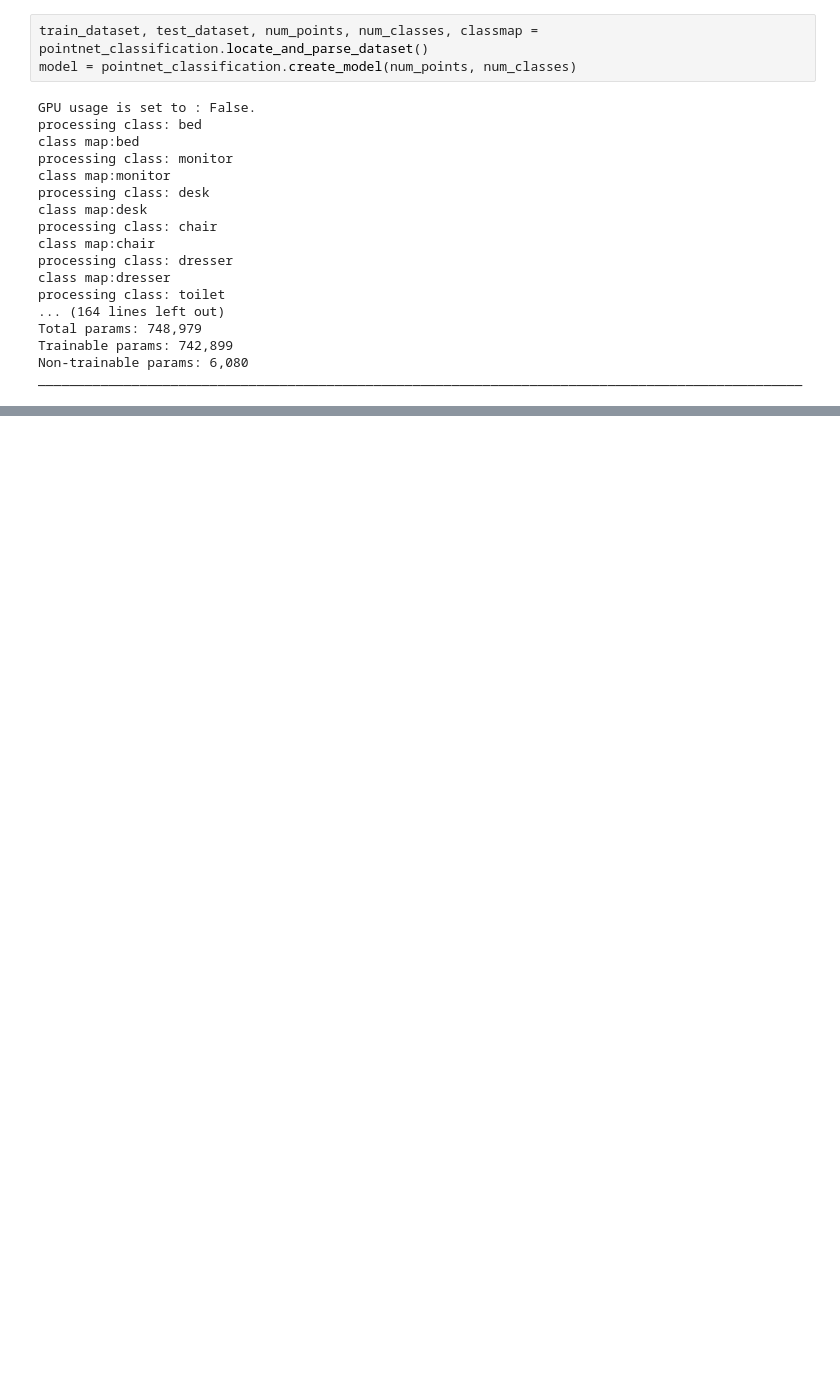
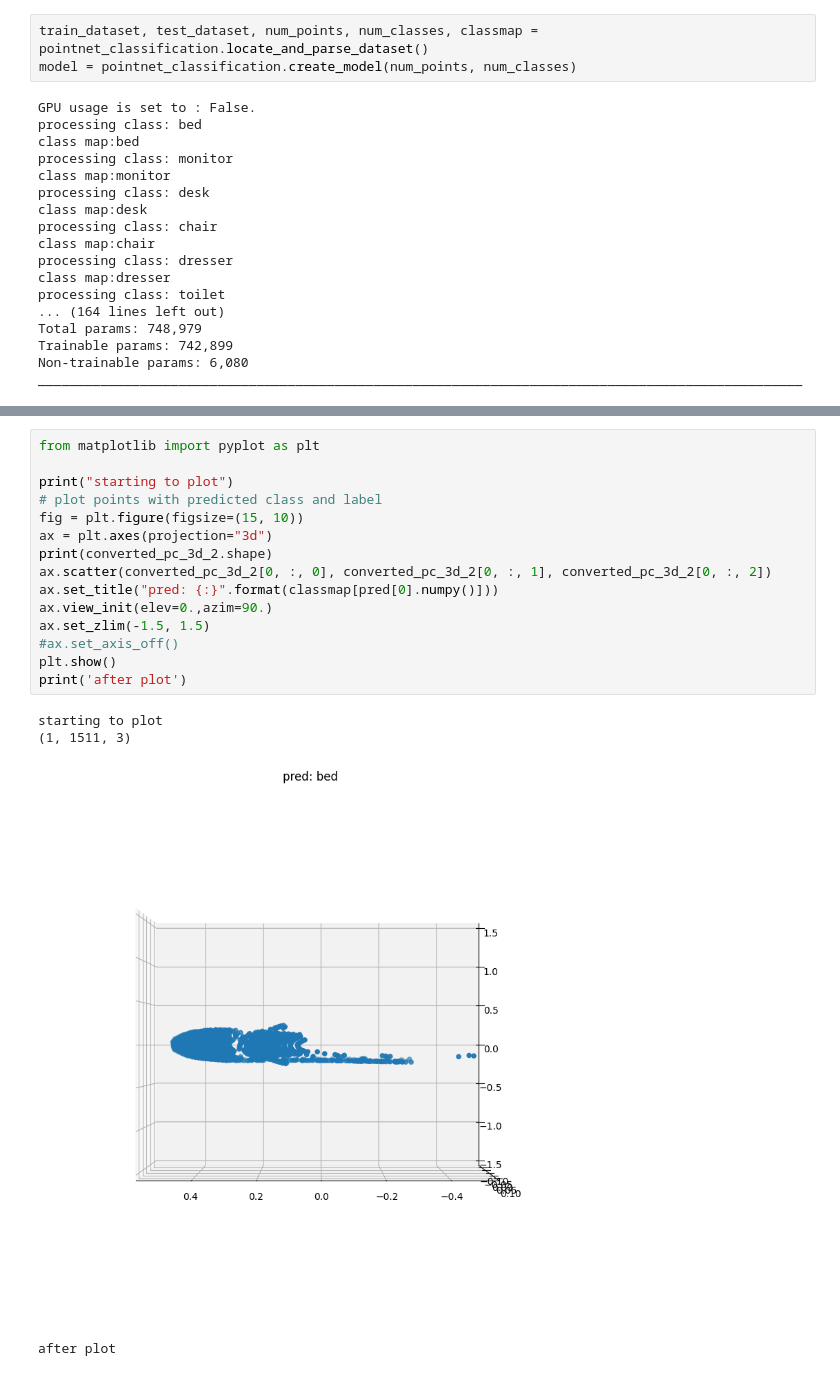
Before and after one commit to ielson/ROSPointNet, a Jupyter notebook: src/rospointnet/training_and_validating.ipynb, the cells around one changed output, grey strips where cells are left out. Drawn from its saved outputs; the diff is of its cells as text; blank space fills up the shorter version.

```diff
--- a/src/rospointnet/training_and_validating.ipynb
+++ b/src/rospointnet/training_and_validating.ipynb
@@ -125,0 +116,20 @@ ________________________________________________________________________________
+# %%
+from matplotlib import pyplot as plt
+
+print("starting to plot")
+# plot points with predicted class and label
+fig = plt.figure(figsize=(15, 10))
+ax = plt.axes(projection="3d")
+print(converted_pc_3d_2.shape)
+ax.scatter(converted_pc_3d_2[0, :, 0], converted_pc_3d_2[0, :, 1], converted_pc_3d_2[0, :, 2])
+ax.set_title("pred: {:}".format(classmap[pred[0].numpy()]))
+ax.view_init(elev=0.,azim=90.)
+ax.set_zlim(-1.5, 1.5)
+#ax.set_axis_off()
+plt.show()
+print('after plot')
+# %% [output]
+starting to plot
+(1, 1511, 3)
+[figure, added]
+after plot
```
Also changed, not shown: parts of 6 cells of this notebook, 1 other file.
